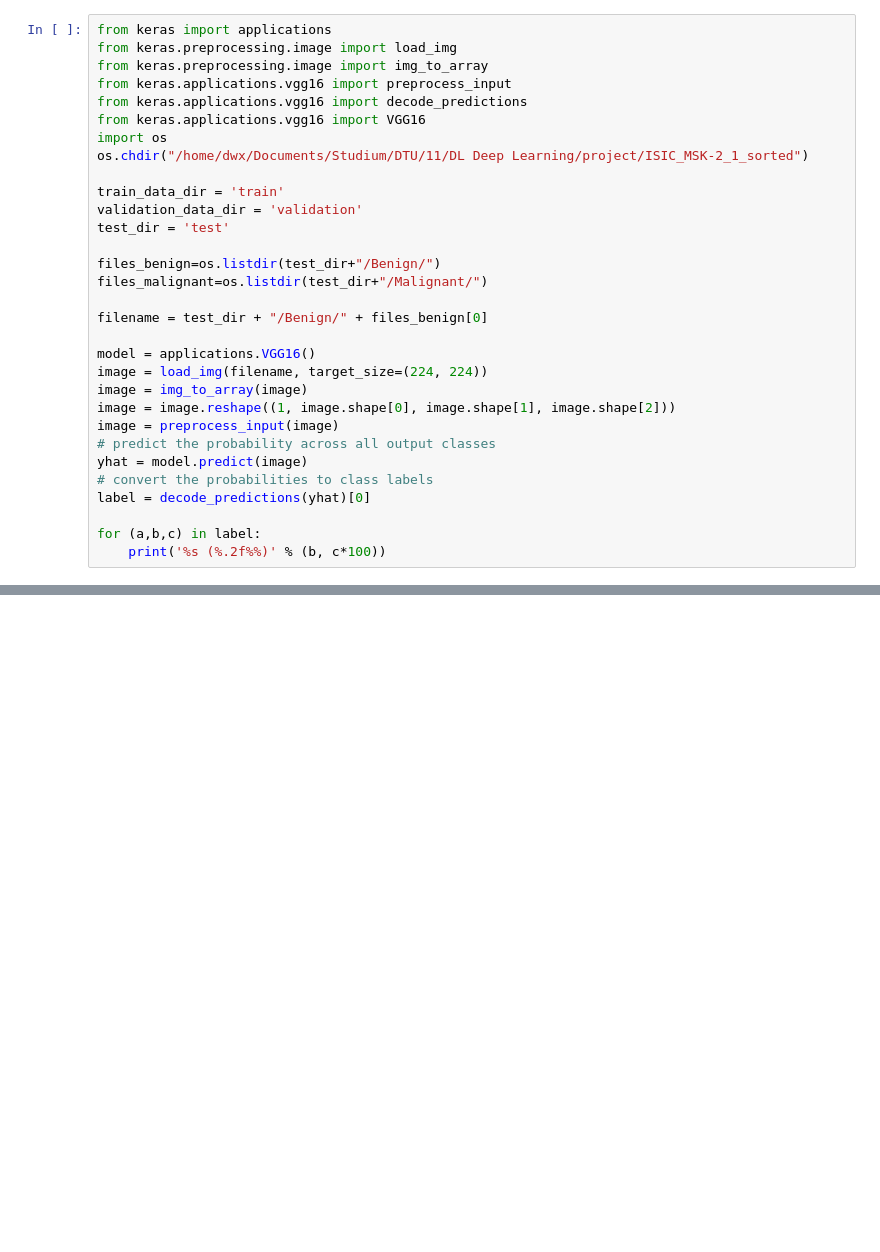
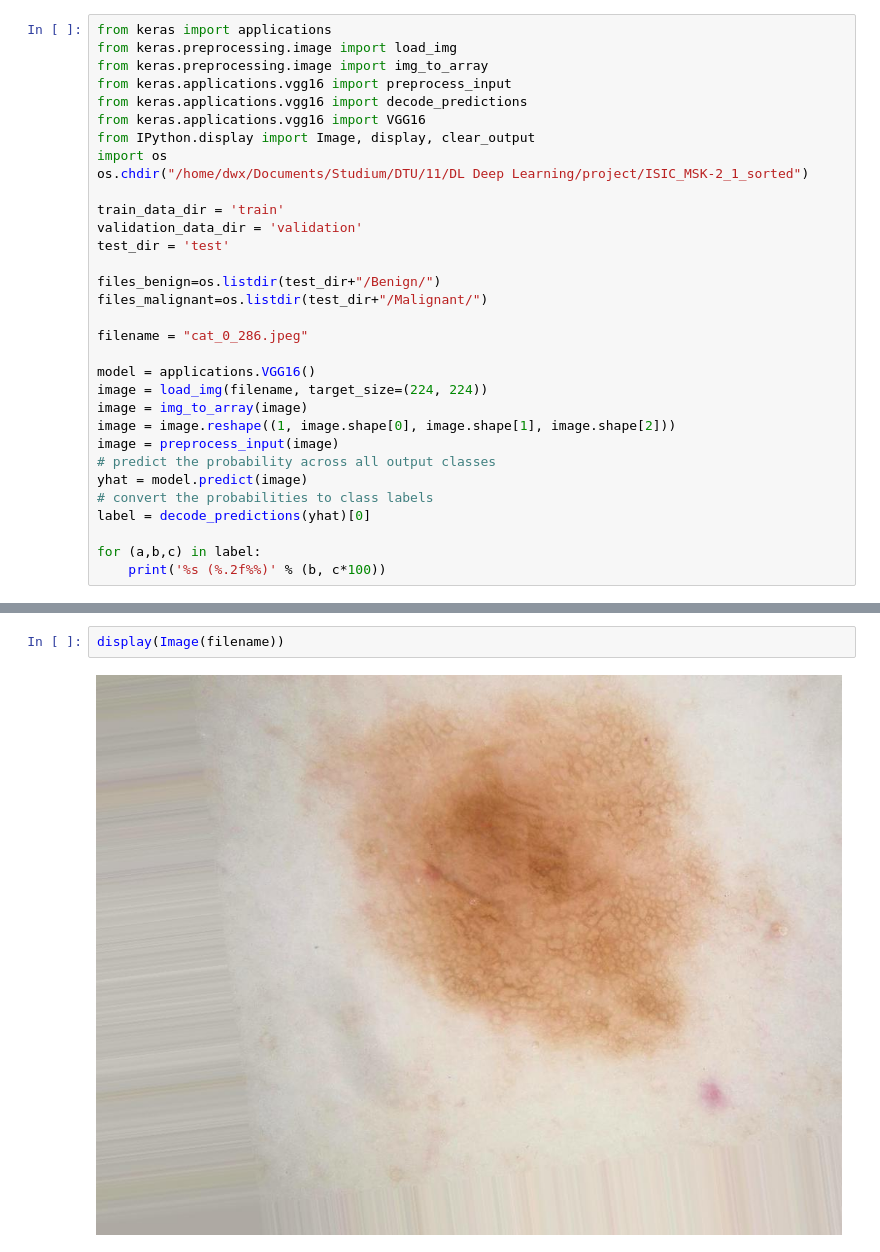
Before and after one commit to linoba/melanoma-classification, a Jupyter notebook: ISIC/vgg16-classes.ipynb, the cells around one changed output, grey strips where cells are left out. Drawn from its saved outputs; the diff is of its cells as text; blank space fills up the shorter version.

```diff
--- a/ISIC/vgg16-classes.ipynb
+++ b/ISIC/vgg16-classes.ipynb
@@ -7,6 +9,7 @@ from keras.preprocessing.image import img_to_array
 from keras.applications.vgg16 import preprocess_input
 from keras.applications.vgg16 import decode_predictions
 from keras.applications.vgg16 import VGG16
+from IPython.display import Image, display, clear_output
 import os
 os.chdir("/home/dwx/Documents/Studium/DTU/11/DL Deep Learning/project/ISIC_MSK-2_1_sorted")
 
@@ -17,7 +20,7 @@ test_dir = 'test'
 files_benign=os.listdir(test_dir+"/Benign/")
 files_malignant=os.listdir(test_dir+"/Malignant/")
 
-filename = test_dir + "/Benign/" + files_benign[0]
+filename = "cat_0_286.jpeg"
 
 model = applications.VGG16()
 image = load_img(filename, target_size=(224, 224))
@@ -40,0 +43,4 @@ bolete (2.63%)
+# %%
+display(Image(filename))
+# %% [output]
+[figure, added]
```
Also changed, not shown: parts of 2 cells of this notebook.
